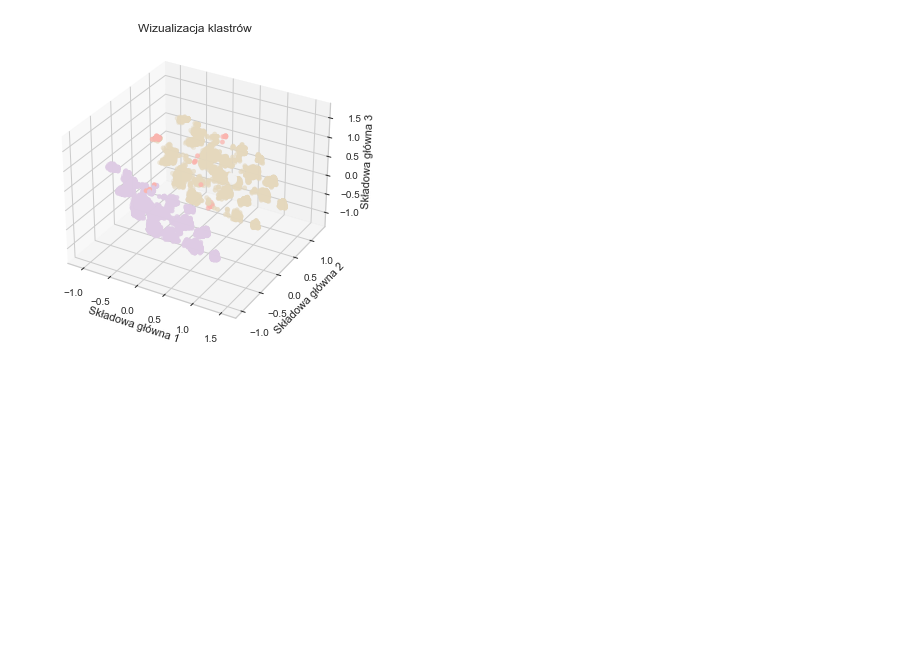
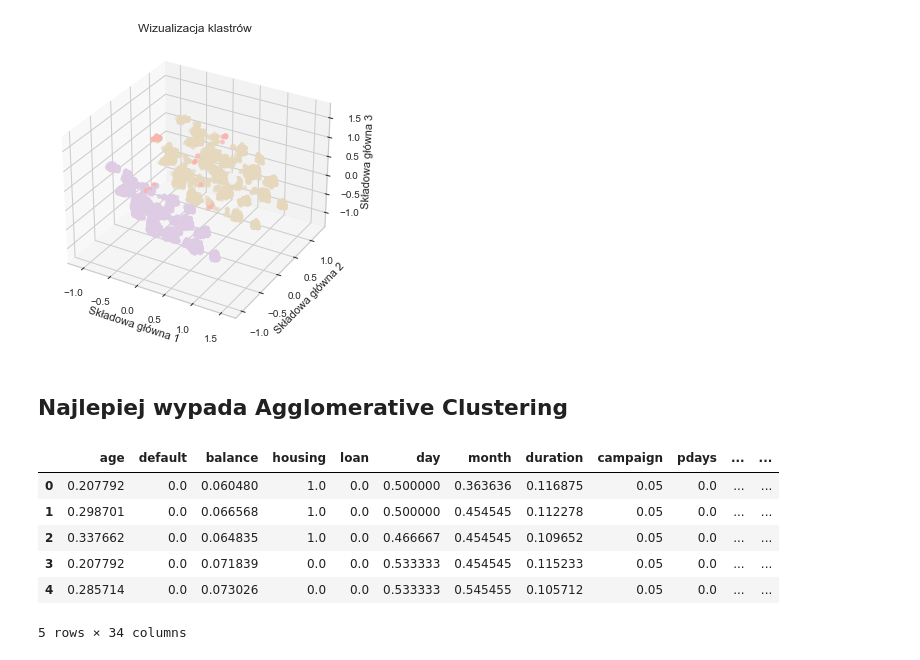
Before and after one commit to SawickiK/ML-Clustering, a Jupyter notebook: ClusteringNanowo.ipynb, the cells around one changed output. Saved outputs shown, nothing was run; the diff lists cells and outputs as text; code cells hidden in the pictures; blank space fills up the shorter version.

```diff
--- a/ClusteringNanowo.ipynb
+++ b/ClusteringNanowo.ipynb
@@ -302,13 +351,9 @@ plt.show()
 # %%
 PCA_ds = pd.DataFrame(pca.transform(df), columns=(["col1","col2", "col3"]))
 # %%
-#Initiating the Agglomerative Clustering model
-AC = AgglomerativeClustering(10)
-# fit model and predict clusters
+AC = AgglomerativeClustering(5)
 yhat_AC = AC.fit_predict(PCA_ds)
 PCA_ds["Clusters"] = yhat_AC
-#Adding the Clusters feature to the orignal dataframe.
-df["Clusters"]= yhat_AC
 
 fig = plt.figure(figsize=(10,8))
 ax = plt.subplot(111, projection='3d', label="bla")
@@ -318,11 +363,13 @@ plt.show()
 # %% [output]
 [figure]
 # %%
-AC = AgglomerativeClustering(6)
+AC = AgglomerativeClustering(5)
 AC.fit(df)
+result_df = pd.DataFrame(columns=df.columns)
 for cluster in range(k):
     cluster_elements = df[labels == cluster]
     cluster_medians = np.median(cluster_elements, axis=0)
+    result_df = result_df.append(pd.Series(cluster_medians, name=f'Cluster {cluster+1}'))
     print(f'Klaster {cluster+1}:')
     for column, median in enumerate(cluster_medians):
         column_name = df.columns[column]
@@ -384,3 +431,25 @@ ax.set_zlabel("Składowa główna 3")
 plt.show()
 # %% [output]
 [figure]
+# %% [markdown]
+## Najlepiej wypada Agglomerative Clustering
+# %%
+AC = AgglomerativeClustering(5)
+y = AC.fit_predict(df)
+labels = AC.labels_
+# %%
+result_df = pd.DataFrame(columns=df.columns)
+for cluster in range(5):
+    cluster_elements = df[labels == cluster]
+    cluster_medians = np.median(cluster_elements, axis=0)
+    result_df.loc[cluster]=cluster_medians
+# %%
+result_df.head()
+# %% [output]
+|  | age | default | balance | housing | loan | day | month | duration | campaign | pdays | ... | ... |
+| 0 | 0.207792 | 0.0 | 0.060480 | 1.0 | 0.0 | 0.500000 | 0.363636 | 0.116875 | 0.05 | 0.0 | ... | ... |
+| 1 | 0.298701 | 0.0 | 0.066568 | 1.0 | 0.0 | 0.500000 | 0.454545 | 0.112278 | 0.05 | 0.0 | ... | ... |
+| 2 | 0.337662 | 0.0 | 0.064835 | 1.0 | 0.0 | 0.466667 | 0.454545 | 0.109652 | 0.05 | 0.0 | ... | ... |
+| 3 | 0.207792 | 0.0 | 0.071839 | 0.0 | 0.0 | 0.533333 | 0.454545 | 0.115233 | 0.05 | 0.0 | ... | ... |
+| 4 | 0.285714 | 0.0 | 0.073026 | 0.0 | 0.0 | 0.533333 | 0.545455 | 0.105712 | 0.05 | 0.0 | ... | ... |
+5 rows × 34 columns
```
Also changed, not shown: parts of 16 cells of this notebook.
